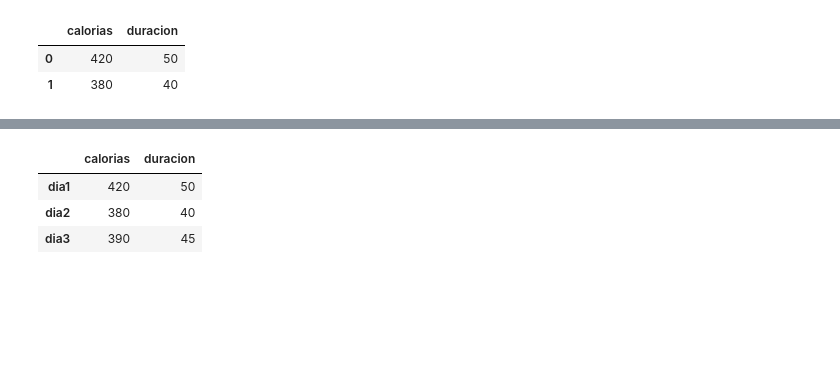
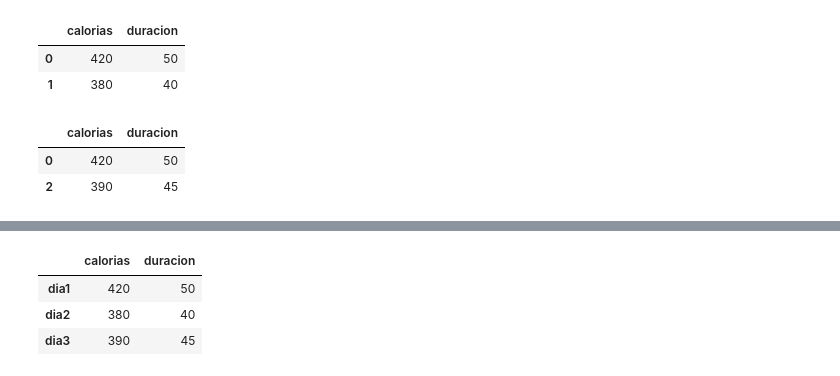
Before and after one commit to ppandomail/python, a Jupyter notebook: doc/04_pandas_03_dataframes.ipynb, the cells around one changed output, grey strips where cells are left out. Saved outputs shown, nothing was run; the diff lists cells and outputs as text; code cells hidden in the pictures; blank space fills up the shorter version.

```diff
--- a/doc/04_pandas_03_dataframes.ipynb
+++ b/doc/04_pandas_03_dataframes.ipynb
@@ -30,3 +50,10 @@ df.loc[[0,1]]
 |  | calorias | duracion |
 | 0 | 420 | 50 |
 | 1 | 380 | 40 |
+# %%
+# seleccionar por condición booleana
+df[df['calorias'] > 385]
+# %% [output]
+|  | calorias | duracion |
+| 0 | 420 | 50 |
+| 2 | 390 | 45 |
```
Also changed, not shown: parts of 10 cells of this notebook, 22 other files.
